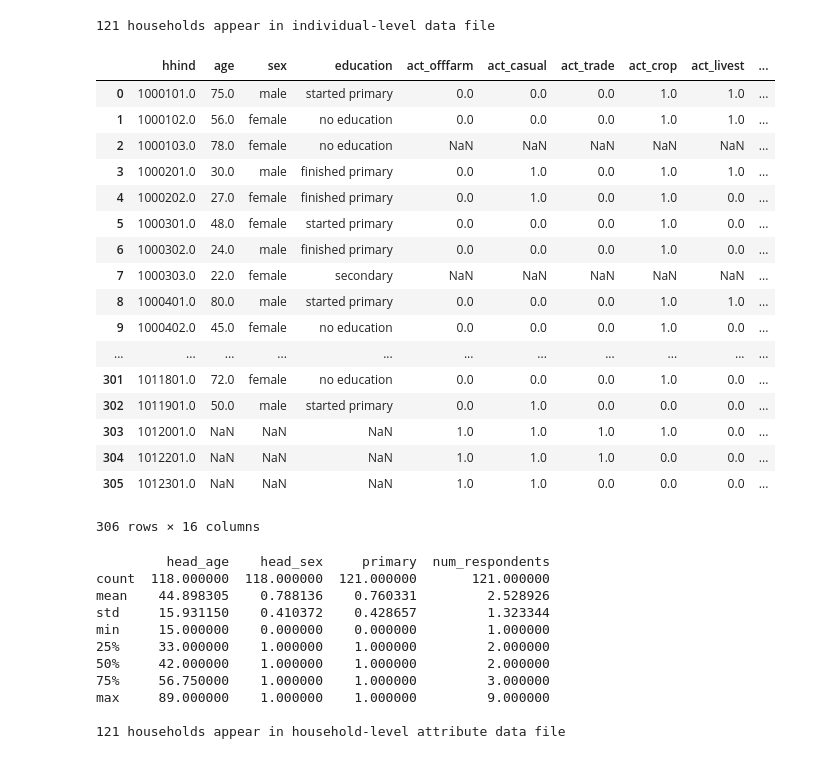
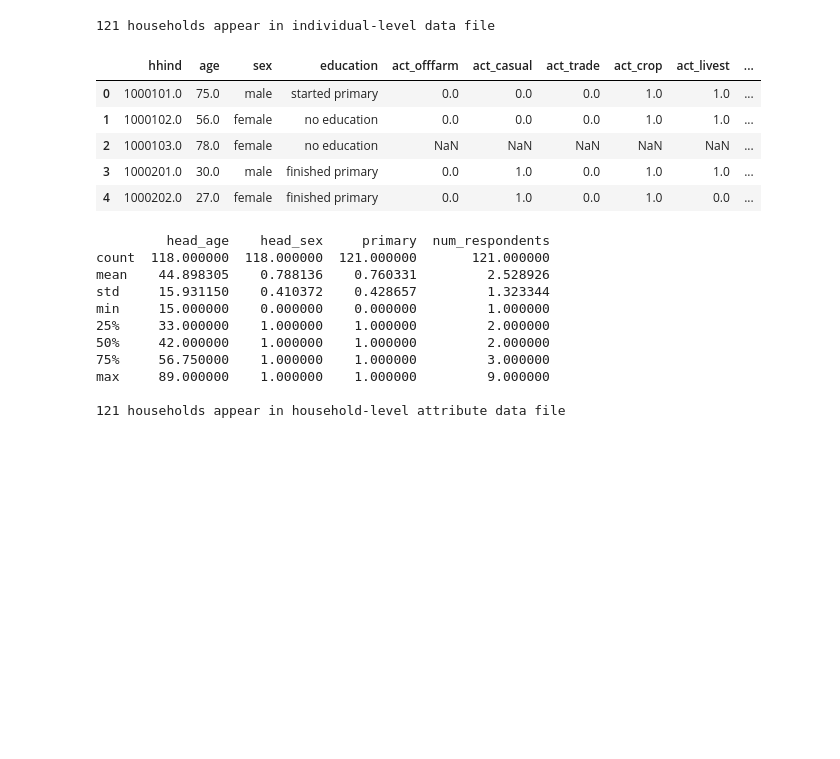
Before and after one commit to bryangraham/short_courses, a Jupyter notebook: St_Gallen/2020/Notebooks/Notebook_1_Describing_Networks.ipynb, the cells around one changed output. Saved outputs shown, nothing was run; the diff lists cells and outputs as text; code cells hidden in the pictures; blank space fills up the shorter version.

```diff
--- a/St_Gallen/2020/Notebooks/Notebook_1_Describing_Networks.ipynb
+++ b/St_Gallen/2020/Notebooks/Notebook_1_Describing_Networks.ipynb
@@ -78,26 +79,14 @@ print(str(len(hh_set_ind)) + ' households appear in individual-level data file')
 # %% [output]
 121 households appear in individual-level data file
 # %%
-Nyakatoke_ind
+Nyakatoke_ind.head()
 # %% [output]
 |  | hhind | age | sex | education | act_offfarm | act_casual | act_trade | act_crop | act_livest | ... |
 | 0 | 1000101.0 | 75.0 | male | started primary | 0.0 | 0.0 | 0.0 | 1.0 | 1.0 | ... |
 | 1 | 1000102.0 | 56.0 | female | no education | 0.0 | 0.0 | 0.0 | 1.0 | 1.0 | ... |
 | 2 | 1000103.0 | 78.0 | female | no education | NaN | NaN | NaN | NaN | NaN | ... |
 | 3 | 1000201.0 | 30.0 | male | finished primary | 0.0 | 1.0 | 0.0 | 1.0 | 1.0 | ... |
 | 4 | 1000202.0 | 27.0 | female | finished primary | 0.0 | 1.0 | 0.0 | 1.0 | 0.0 | ... |
-| 5 | 1000301.0 | 48.0 | female | started primary | 0.0 | 0.0 | 0.0 | 1.0 | 0.0 | ... |
-| 6 | 1000302.0 | 24.0 | male | finished primary | 0.0 | 0.0 | 0.0 | 1.0 | 0.0 | ... |
-| 7 | 1000303.0 | 22.0 | female | secondary | NaN | NaN | NaN | NaN | NaN | ... |
-| 8 | 1000401.0 | 80.0 | male | started primary | 0.0 | 0.0 | 0.0 | 1.0 | 1.0 | ... |
-| 9 | 1000402.0 | 45.0 | female | no education | 0.0 | 0.0 | 0.0 | 1.0 | 0.0 | ... |
-| ... | ... | ... | ... | ... | ... | ... | ... | ... | ... | ... |
-| 301 | 1011801.0 | 72.0 | female | no education | 0.0 | 0.0 | 0.0 | 1.0 | 0.0 | ... |
-| 302 | 1011901.0 | 50.0 | male | started primary | 0.0 | 1.0 | 0.0 | 0.0 | 0.0 | ... |
-| 303 | 1012001.0 | NaN | NaN | NaN | 1.0 | 1.0 | 1.0 | 1.0 | 0.0 | ... |
-| 304 | 1012201.0 | NaN | NaN | NaN | 1.0 | 1.0 | 1.0 | 0.0 | 0.0 | ... |
-| 305 | 1012301.0 | NaN | NaN | NaN | 1.0 | 1.0 | 0.0 | 0.0 | 0.0 | ... |
-306 rows × 16 columns
 # %%
 # Create household-level dataset with age, sex and primary completion infomation
 hh_var = Nyakatoke_ind[['head_age','head_sex','primary','hh1']].groupby('hh1').max()
```
Also changed, not shown: parts of 12 cells of this notebook, 19 other files.
